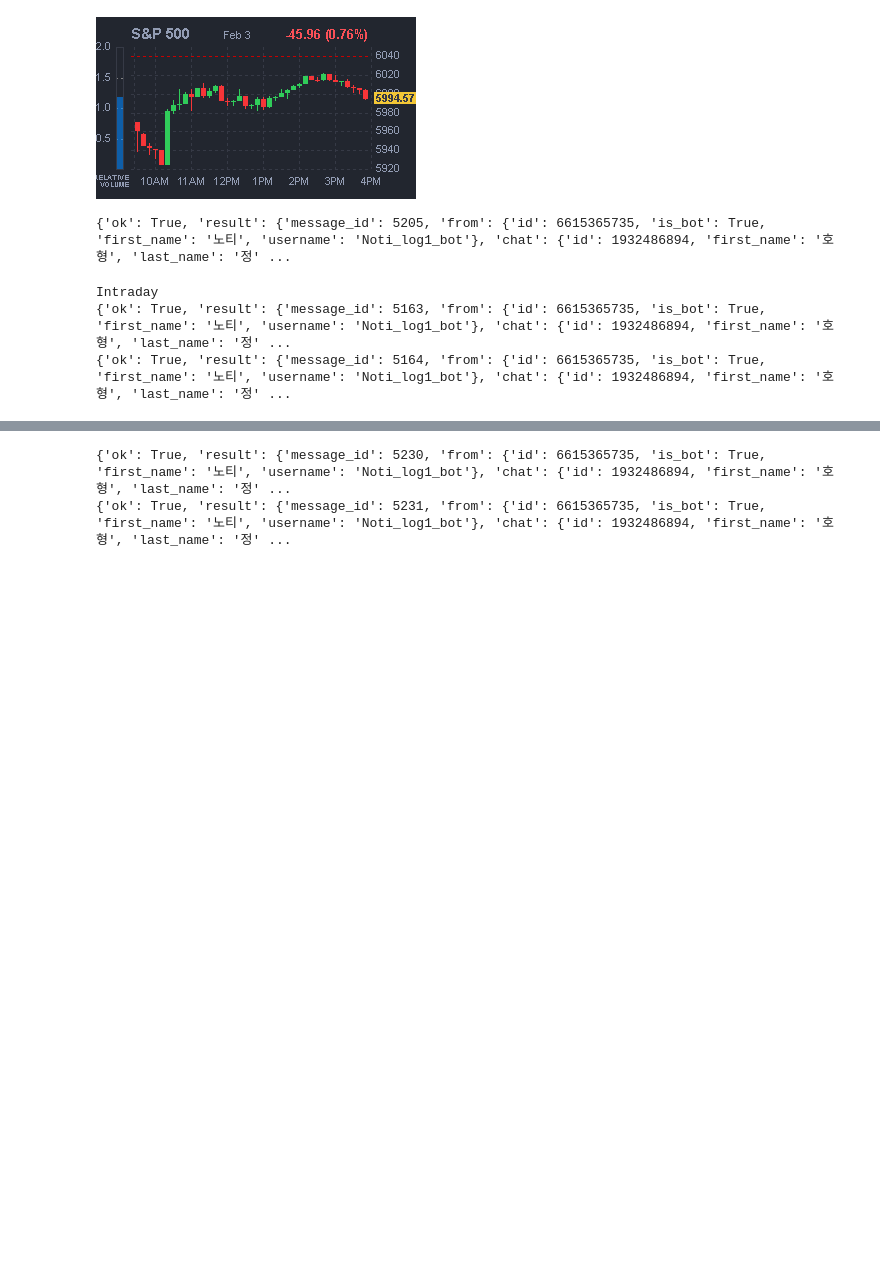
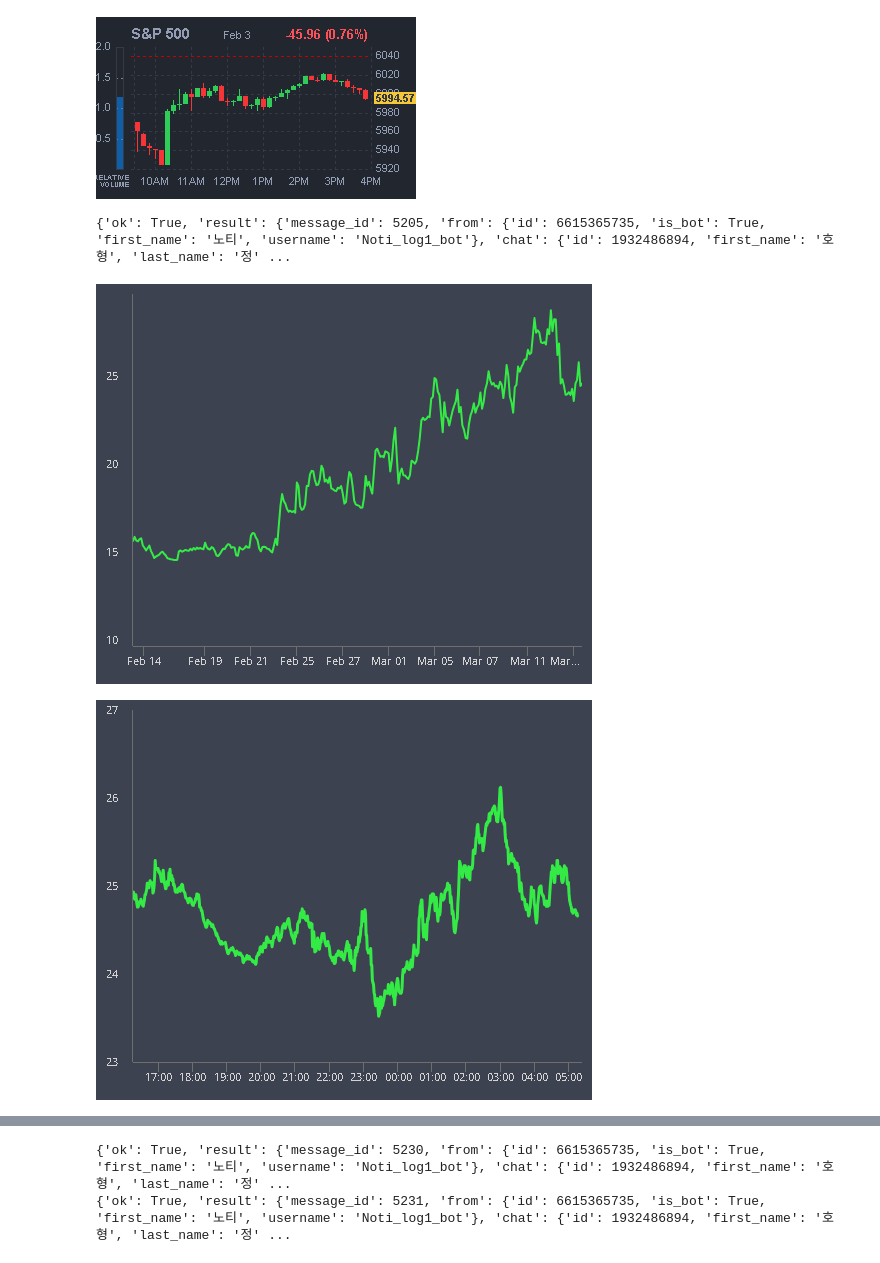
Before and after one commit to junghh21/__GET, a Jupyter notebook: __CAP/test_cap.ipynb, the cells around one changed output, grey strips where cells are left out. Saved outputs shown, nothing was run; the diff lists cells and outputs as text; code cells hidden in the pictures; blank space fills up the shorter version.

```diff
--- a/__CAP/test_cap.ipynb
+++ b/__CAP/test_cap.ipynb
@@ -61,11 +61,13 @@ telegram_send_photo (map)
 # %%
 one_month, intra = capture_element_screenshot(
   'https://www.cboe.com/tradable_products/vix/',
   '//*[@id="charts-tile"]/div/div/div[2]/div[1]',
   click='//*[@id="charts-tile"]/div/div/div[2]/div[2]/div[1]/div[1]')
-telegram_send_photo (one_month)
-telegram_send_photo (intra)
+#telegram_send_photo (one_month)
+#telegram_send_photo (intra)
+
+display (one_month)
+display (intra)
 # %% [output]
-Intraday
-{'ok': True, 'result': {'message_id': 5163, 'from': {'id': 6615365735, 'is_bot': True, 'first_name': '노티', 'username': 'Noti_log1_bot'}, 'chat': {'id': 1932486894, 'first_name': '호형', 'last_name': '정' ...
-{'ok': True, 'result': {'message_id': 5164, 'from': {'id': 6615365735, 'is_bot': True, 'first_name': '노티', 'username': 'Noti_log1_bot'}, 'chat': {'id': 1932486894, 'first_name': '호형', 'last_name': '정' ...
+[figure, added]
+[figure, added]
```
Also changed, not shown: parts of 1 cell of this notebook.
